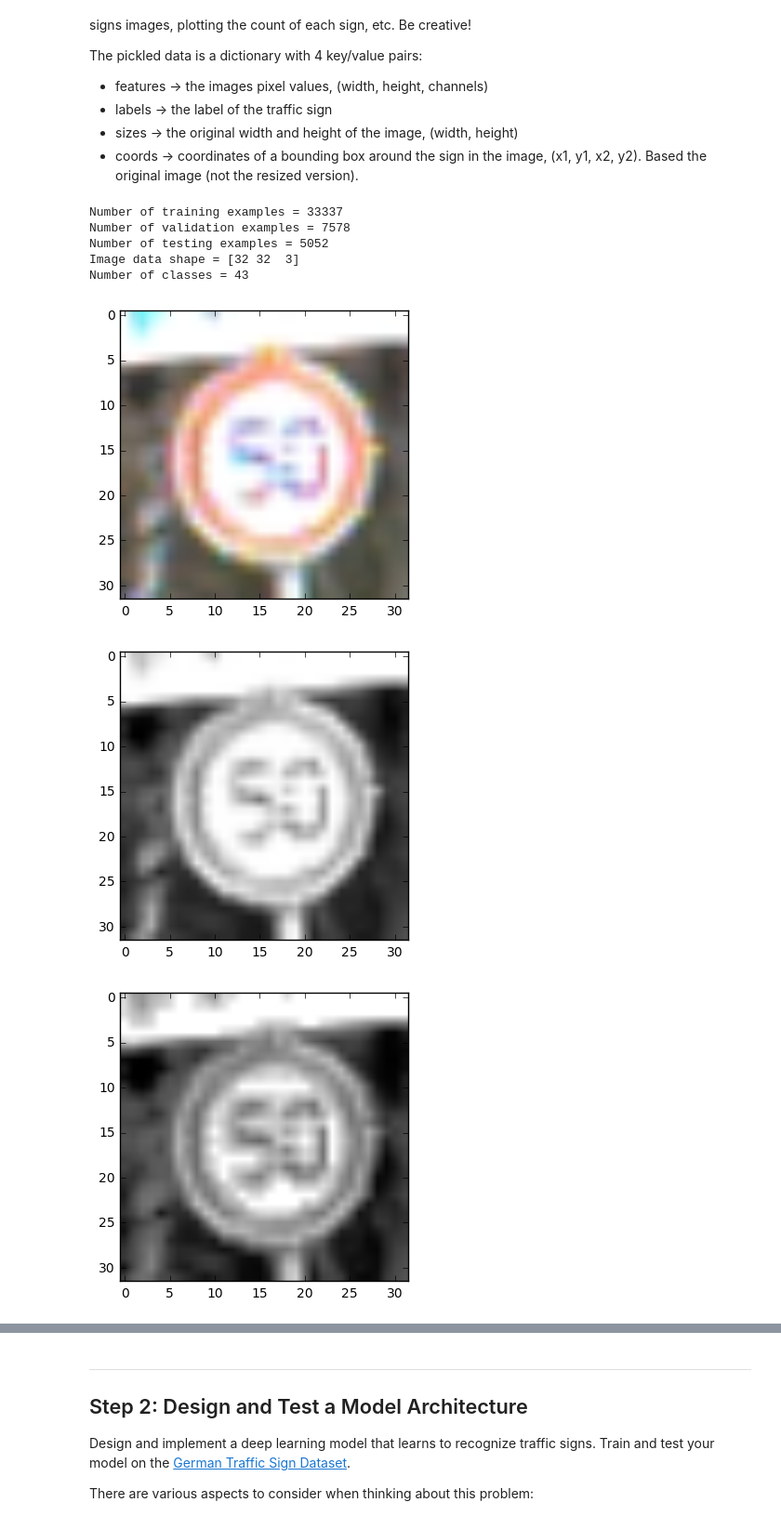
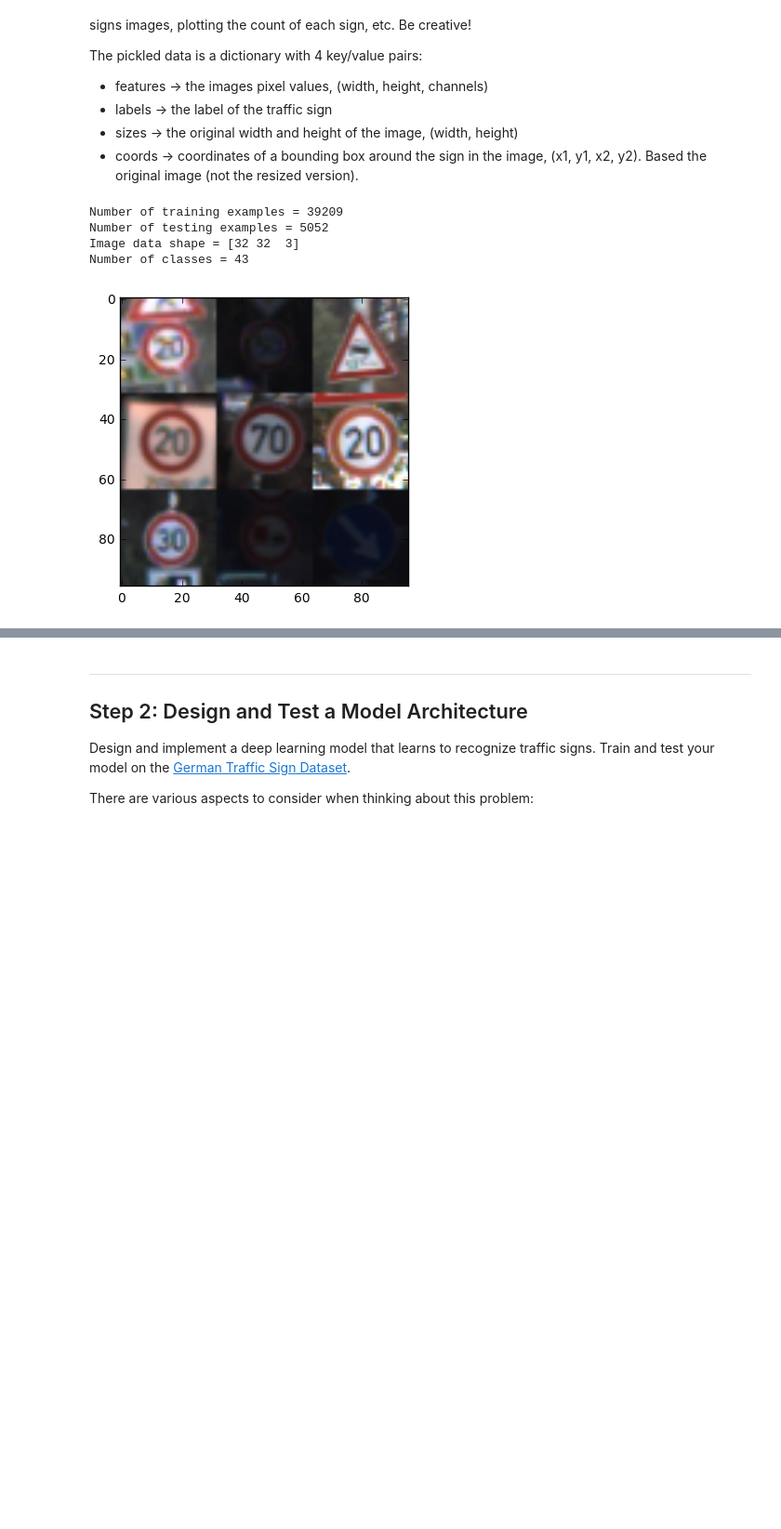
Before and after one commit to AM5800/self_drifing_car, a Jupyter notebook: traffic-signs/Traffic_Signs_Recognition.ipynb, the cells around one changed output, grey strips where cells are left out. Shown: that part at 93% size. Cells and saved outputs as stored; diff of their text form; code cells hidden in the pictures; blank space fills up the shorter version.

```diff
--- a/traffic-signs/Traffic_Signs_Recognition.ipynb
+++ b/traffic-signs/Traffic_Signs_Recognition.ipynb
@@ -125,6 +65,18 @@ y_test = test['labels']
+# %%
+training_file = "train.p"
+testing_file = "test.p"
+
+def load_dataset(file_name):
+    dataset = pickle.load(open(file_name, "rb"))
+    return (dataset["features"], dataset["labels"])
+
+train = pickle.load(open(training_file, "rb"))
+test = pickle.load(open(testing_file, "rb"))
+
+X_train, y_train = load_dataset(training_file)
+X_test, y_test = load_dataset(testing_file)
 # %%
 n_train = X_train.shape[0]
-n_valid = X_valid.shape[0]
 n_test = X_test.shape[0]
 
 image_shape = np.array(X_test.shape[1:])
@@ -132,13 +84,11 @@ image_shape = np.array(X_test.shape[1:])
 n_classes = len(list(groupby(sorted(y_train))))
 
 print("Number of training examples =", n_train)
-print("Number of validation examples =", n_valid)
 print("Number of testing examples =", n_test)
 print("Image data shape =", image_shape)
 print("Number of classes =", n_classes)
 # %% [output]
-Number of training examples = 33337
-Number of validation examples = 7578
+Number of training examples = 39209
 Number of testing examples = 5052
 Image data shape = [32 32  3]
 Number of classes = 43
@@ -220,25 +95,24 @@ y_test_onehot = convert_dataset(to_onehot, y_test)
 # %%
 def show_img(img):
     shape = img.shape
     if img.ndim == 2:
         plt.imshow(img, cmap='gray')
     elif img.ndim == 3:
         if shape[2] == 1:
             plt.imshow(img.reshape(shape[0], shape[1]), cmap='gray')
         elif shape[2] == 2:
             show_img(img[:,:,0])
             show_img(img[:,:,1])
         else:
             plt.imshow(img)
     plt.show()
 
-show_img(dataset_provider.get("original").train[0])
-show_img(dataset_provider.get("gray").train[0])
-show_img(dataset_provider.get("gray_eq").train[0])
+column1 = np.concatenate([X_train[0], X_train[100], X_train[1500]], axis=0)
+column2 = np.concatenate([X_train[4500], X_train[8000], X_train[15000]], axis=0)
+column3 = np.concatenate([X_train[28000], X_train[50], X_train[38000]], axis=0)
+show_img(np.concatenate([column1, column2, column3], axis=1))
 # %% [output]
-[figure, old version]
+[figure, new version]
-[figure, removed]
-[figure, removed]
 # %%
 def build_labels_counts(labels):
     return list(zip(*map(lambda x: (x[0], len(list(x[1]))), groupby(sorted(labels)))))
```
Also changed, not shown: parts of 40 cells of this notebook, 6 other files.
